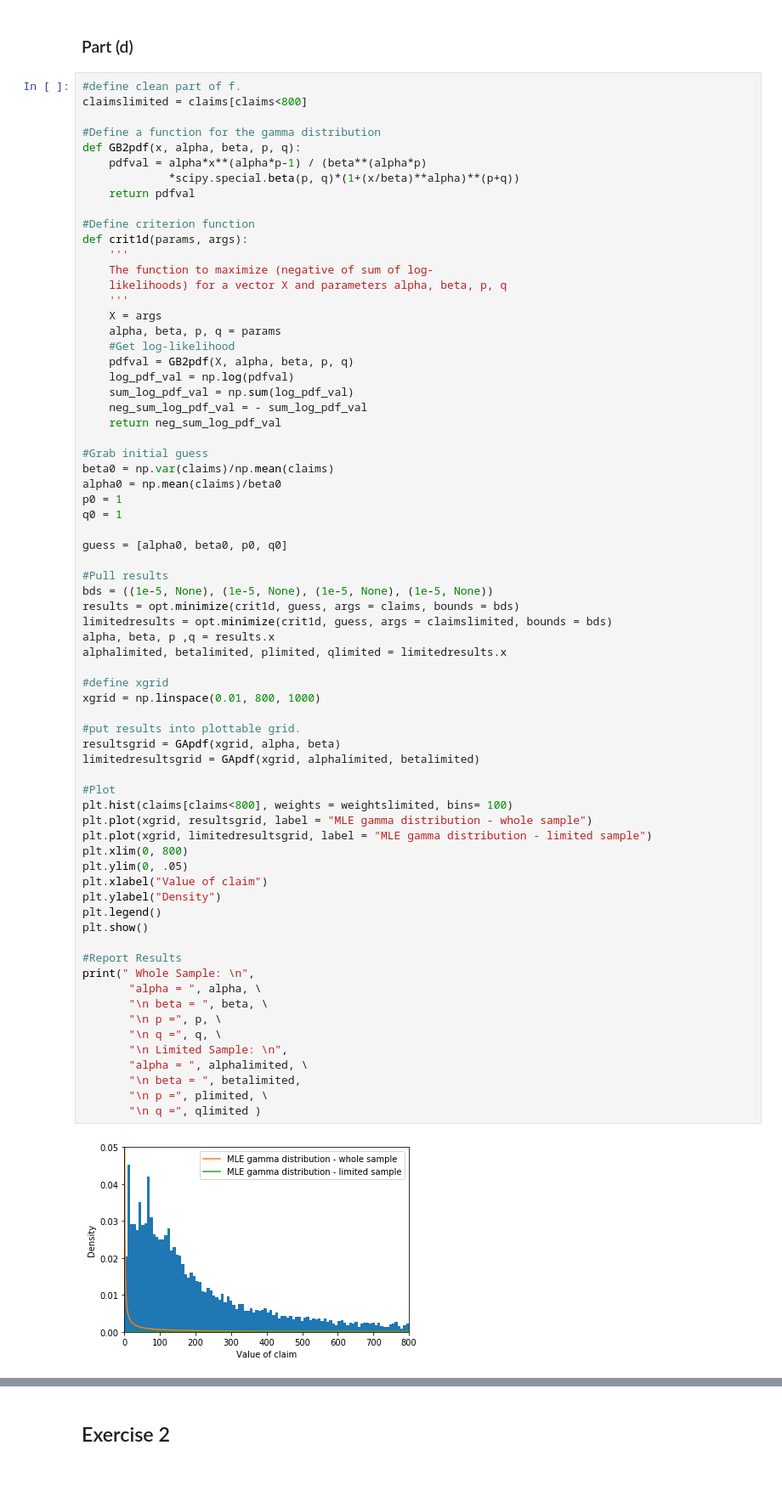
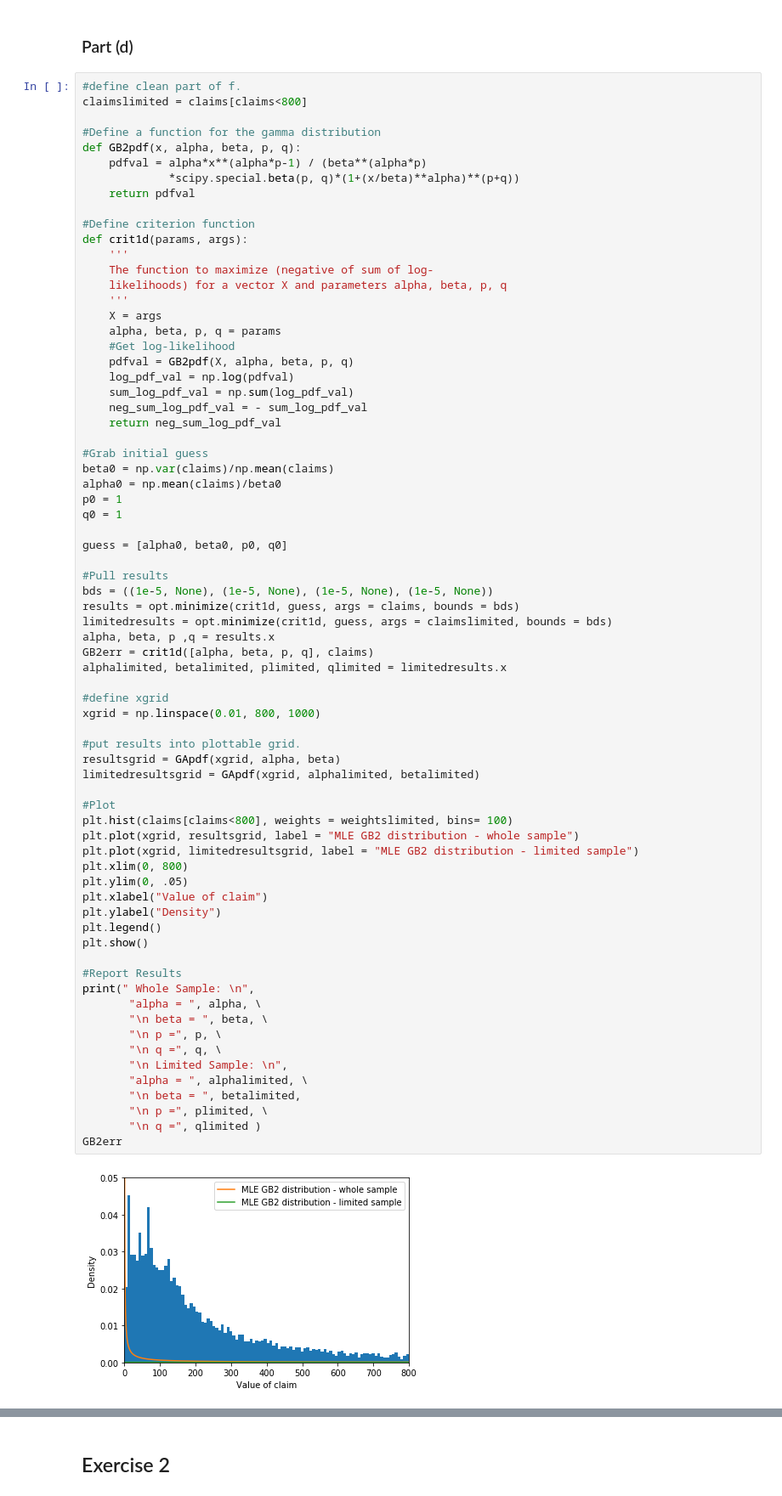
Before and after one commit to mattdbrown17/BootCamp2018, a Jupyter notebook: ProbSets/Econ/ProbSet5/Structural Estimation PSet.ipynb, the cells around one changed output, grey strips where cells are left out. Shown: that part at 85% size. Drawn from its saved outputs; the diff is of its cells as text.

```diff
--- a/ProbSets/Econ/ProbSet5/Structural Estimation PSet.ipynb
+++ b/ProbSets/Econ/ProbSet5/Structural Estimation PSet.ipynb
@@ -225,39 +229,41 @@ bds = ((1e-5, None), (1e-5, None), (1e-5, None), (1e-5, None))
 results = opt.minimize(crit1d, guess, args = claims, bounds = bds)
 limitedresults = opt.minimize(crit1d, guess, args = claimslimited, bounds = bds)
 alpha, beta, p ,q = results.x
+GB2err = crit1d([alpha, beta, p, q], claims)
 alphalimited, betalimited, plimited, qlimited = limitedresults.x
 
 #define xgrid
 xgrid = np.linspace(0.01, 800, 1000)
 
 #put results into plottable grid.
 resultsgrid = GApdf(xgrid, alpha, beta)
 limitedresultsgrid = GApdf(xgrid, alphalimited, betalimited)
 
 #Plot
 plt.hist(claims[claims<800], weights = weightslimited, bins= 100)
-plt.plot(xgrid, resultsgrid, label = "MLE gamma distribution - whole sample")
-plt.plot(xgrid, limitedresultsgrid, label = "MLE gamma distribution - limited sample")
+plt.plot(xgrid, resultsgrid, label = "MLE GB2 distribution - whole sample")
+plt.plot(xgrid, limitedresultsgrid, label = "MLE GB2 distribution - limited sample")
 plt.xlim(0, 800)
 plt.ylim(0, .05)
 plt.xlabel("Value of claim")
 plt.ylabel("Density")
 plt.legend()
 plt.show()
 
 #Report Results
 print(" Whole Sample: \n",
        "alpha = ", alpha, \
        "\n beta = ", beta, \
        "\n p =", p, \
        "\n q =", q, \
        "\n Limited Sample: \n",
        "alpha = ", alphalimited, \
        "\n beta = ", betalimited,
        "\n p =", plimited, \
        "\n q =", qlimited )
+GB2err
 # %% [output]
-[figure, old version]
+[figure, new version]
  Whole Sample:
  alpha =  0.10777348960309872
  beta =  21911.07099898858
```
Also changed, not shown: parts of 26 cells of this notebook, 2 other files.
